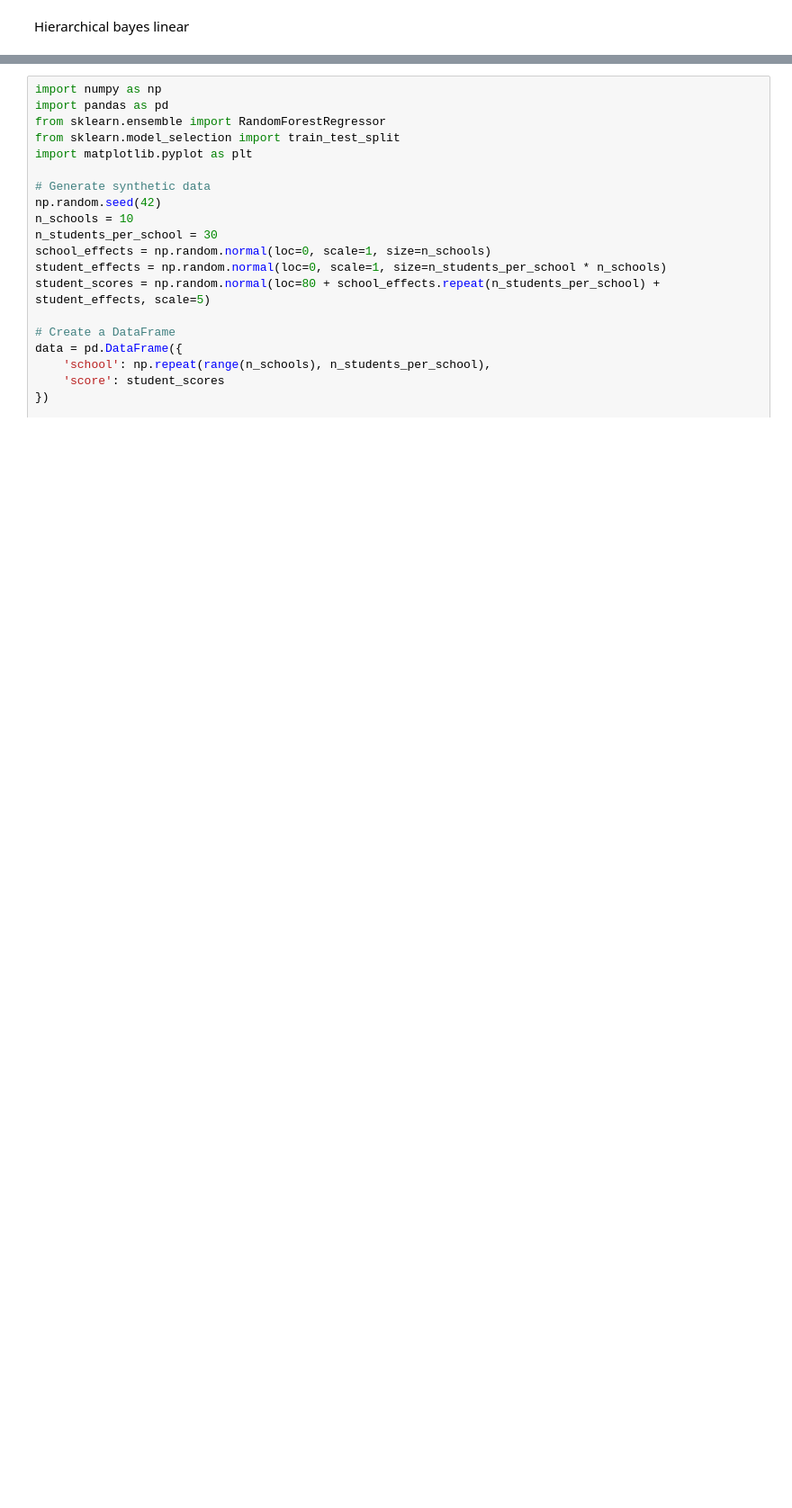
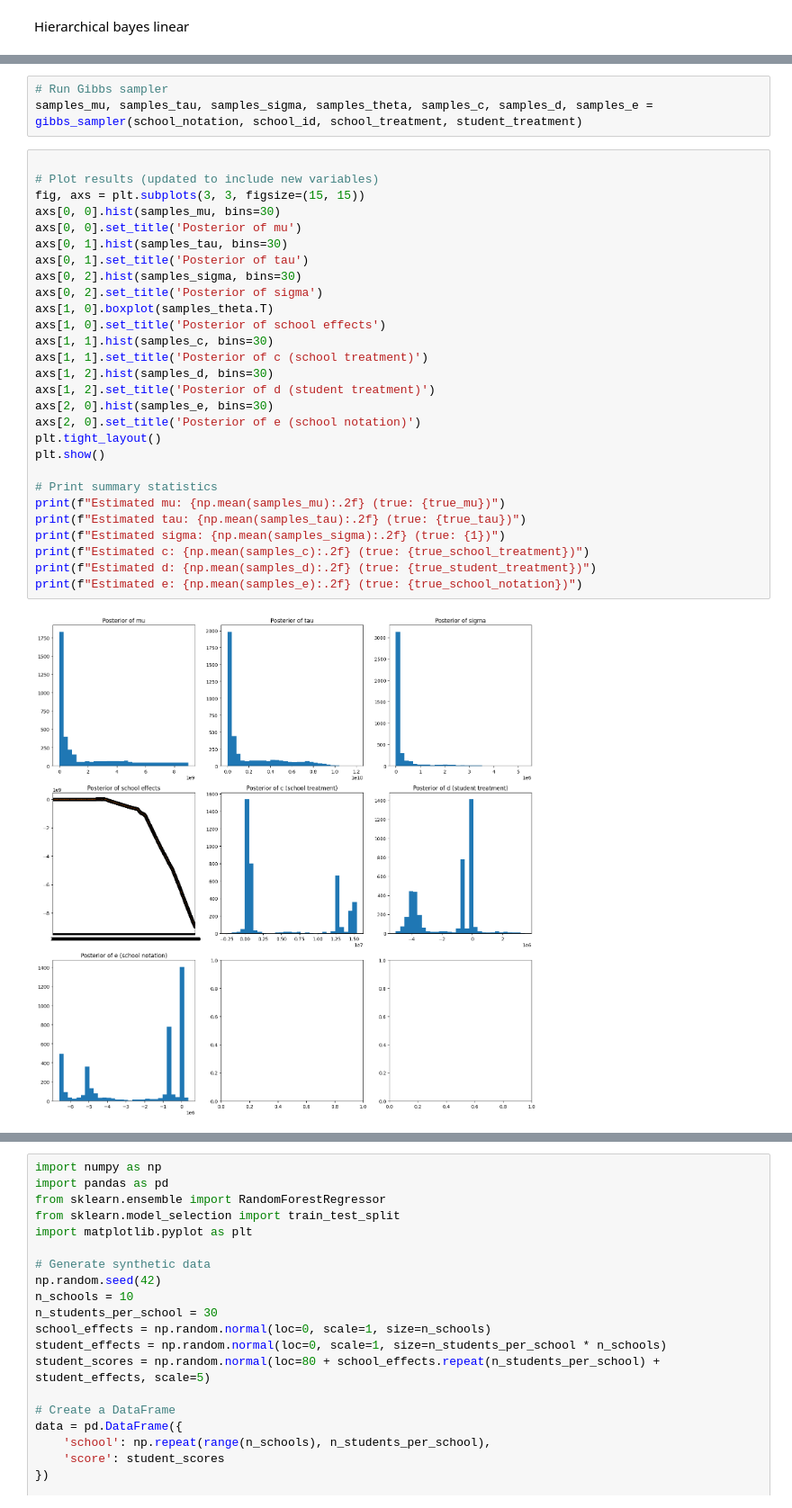
Before and after one commit to janisaiad/hierarchicalcausalmodels, a Jupyter notebook: table/no_interv/hierarchicalnaivebayes/50_50bayes.ipynb, the cells around one changed output, grey strips where cells are left out. Shown at 90% size. Saved outputs shown, nothing was run; the diff lists cells and outputs as text; blank space fills up the shorter version.

```diff
--- a/table/no_interv/hierarchicalnaivebayes/50_50bayes.ipynb
+++ b/table/no_interv/hierarchicalnaivebayes/50_50bayes.ipynb
@@ -110,0 +143,33 @@ Estimated sigma: 4.97 (true: 5)
+# %%
+# Run Gibbs sampler
+samples_mu, samples_tau, samples_sigma, samples_theta, samples_c, samples_d, samples_e = gibbs_sampler(school_notation, school_id, school_treatment, student_treatment)
+# %%
+
+# Plot results (updated to include new variables)
+fig, axs = plt.subplots(3, 3, figsize=(15, 15))
+axs[0, 0].hist(samples_mu, bins=30)
+axs[0, 0].set_title('Posterior of mu')
+axs[0, 1].hist(samples_tau, bins=30)
+axs[0, 1].set_title('Posterior of tau')
+axs[0, 2].hist(samples_sigma, bins=30)
+axs[0, 2].set_title('Posterior of sigma')
+axs[1, 0].boxplot(samples_theta.T)
+axs[1, 0].set_title('Posterior of school effects')
+axs[1, 1].hist(samples_c, bins=30)
+axs[1, 1].set_title('Posterior of c (school treatment)')
+axs[1, 2].hist(samples_d, bins=30)
+axs[1, 2].set_title('Posterior of d (student treatment)')
+axs[2, 0].hist(samples_e, bins=30)
+axs[2, 0].set_title('Posterior of e (school notation)')
+plt.tight_layout()
+plt.show()
+
+# Print summary statistics
+print(f"Estimated mu: {np.mean(samples_mu):.2f} (true: {true_mu})")
+print(f"Estimated tau: {np.mean(samples_tau):.2f} (true: {true_tau})")
+print(f"Estimated sigma: {np.mean(samples_sigma):.2f} (true: {1})")
+print(f"Estimated c: {np.mean(samples_c):.2f} (true: {true_school_treatment})")
+print(f"Estimated d: {np.mean(samples_d):.2f} (true: {true_student_treatment})")
+print(f"Estimated e: {np.mean(samples_e):.2f} (true: {true_school_notation})")
+# %% [output]
+[figure, added]
```
Also changed, not shown: parts of 12 cells of this notebook, 10 other files.
